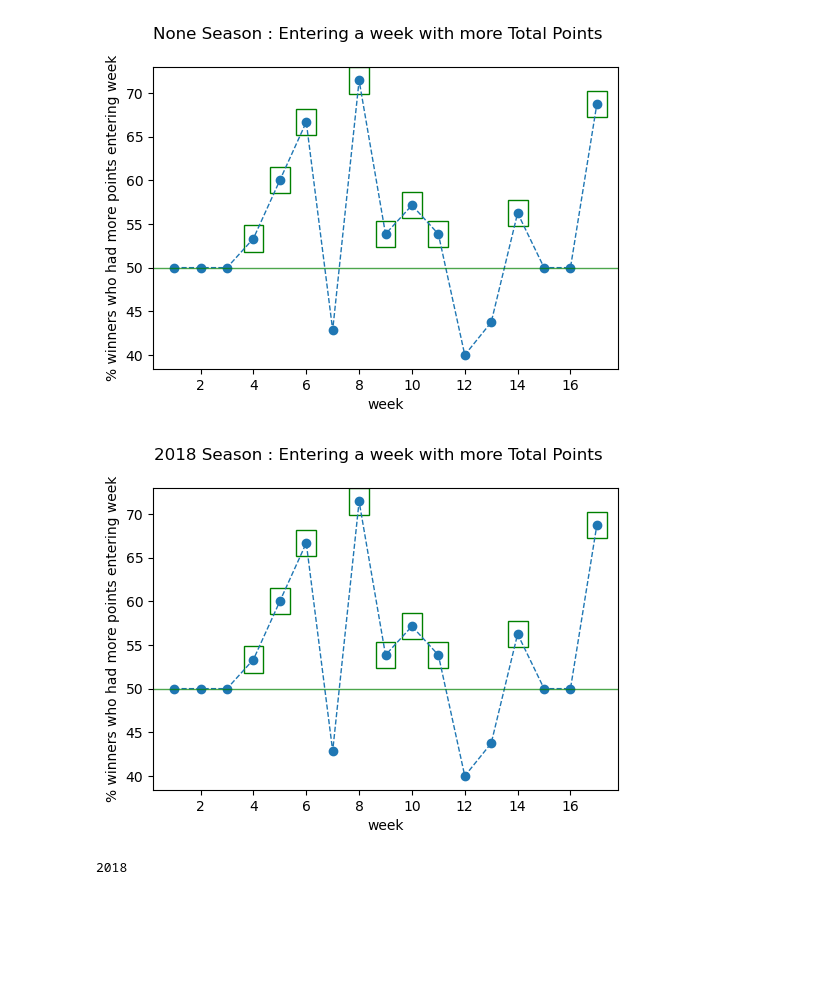
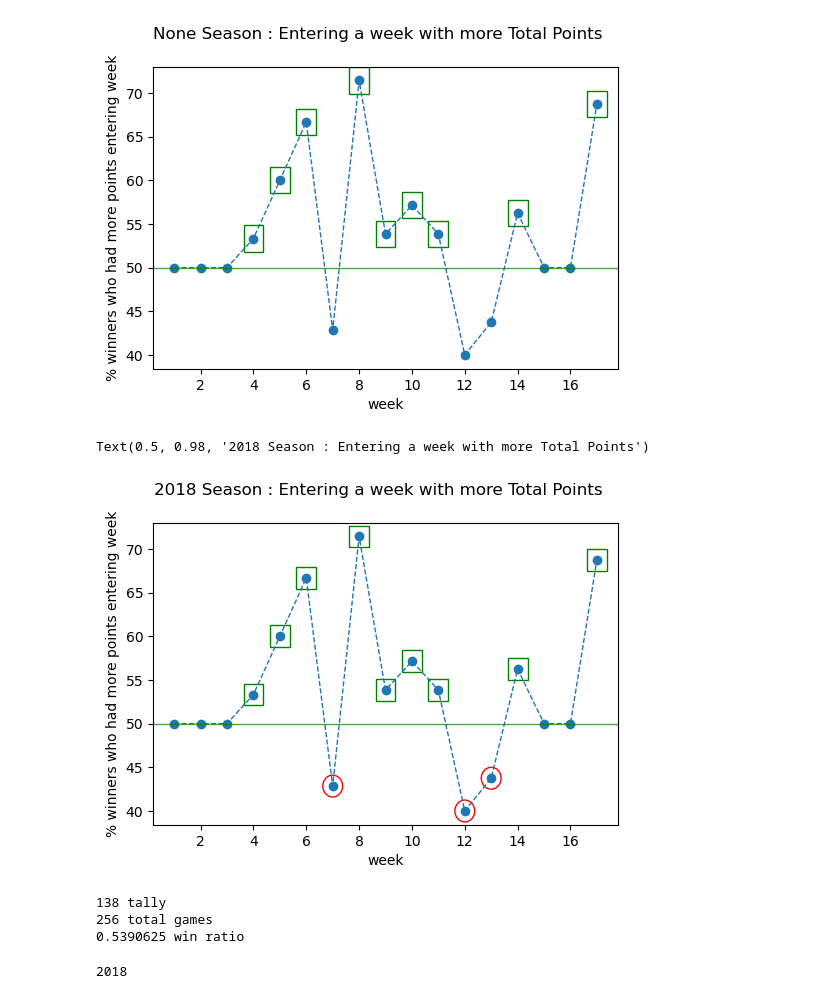
Before and after one commit to bladnman/footballing, a Jupyter notebook: src/dev/aggregates.ipynb, the cells around one changed output. Cells and saved outputs as stored; diff of their text form; code cells hidden in the pictures; blank space fills up the shorter version.

```diff
--- a/src/dev/aggregates.ipynb
+++ b/src/dev/aggregates.ipynb
@@ -663,44 +628,63 @@ for i in np.arange(1,len(week_percs)):
 # %% [output]
 [figure]
 # %%
+import matplotlib.patches as mpatches
+
+total_wins_tally = 0
 home_df = year_df[year_df['home'] == 1]
 week_percs = []
 year = home_df['year'].values[0]
 
 def get_win_with_more_points_per_for_week(week):
   week_df = home_df[home_df['week'] == week]
   game_count = len(week_df)
   wins_with_more_points = len(week_df[(
       (week_df['win'] == 1)&(week_df['team_points_cml_before'] > week_df['opponent_points_cml_before']) |
       (week_df['win'] == 0)&(week_df['team_points_cml_before'] <= week_df['opponent_points_cml_before'])
     )])
-  return wins_with_more_points / game_count * 100
+
+  return (wins_with_more_points / game_count * 100, wins_with_more_points)
 
 for i in np.arange(1,18):
-  perc = get_win_with_more_points_per_for_week(i)
+  (perc, wins_with_more_points) = get_win_with_more_points_per_for_week(i)
+  total_wins_tally += wins_with_more_points
   week_percs.append(perc)
 
 fig = plt.figure(dpi=100)
 ax = fig.gca()
 
 plt.plot(np.arange(1,18), week_percs, '--o', lw=1);
 plt.axhline(y=50, lw=1, color='green', alpha=0.7)
-plt.suptitle(f'{year} Season : Entering a week with more Total Points')
 plt.xlabel('week')
 plt.ylabel('% winners who had more points entering week')
 
 # add winner identifiers
+
 for i in np.arange(1,len(week_percs)):
   perc = week_percs[i]
-  patch = None
   pos = (i+1, perc)
+  w = 0.75
+  h = 2.5
   if perc > 50:
-    w = 0.75
-    h = 3
-    patch = plt.Rectangle(xy=(i+1 - (w/2), perc - (h/2)), width=w, height=h, fill=False, color='g')
-    ax.add_patch(patch)
+    ax.add_patch(plt.Rectangle(xy=(i+1 - (w/2), perc - (h/2)), width=w, height=h, fill=False, color='g'))
+  elif perc < 50:
+    ax.add_patch(mpatches.Ellipse(xy=(i+1, perc), width=w, height=h, fill=False, color='r'))
+
+plt.suptitle(f'{year} Season : Entering a week with more Total Points')
 # %% [output]
+Text(0.5, 0.98, '2018 Season : Entering a week with more Total Points')
-[figure, old version]
+[figure, new version]
+# %%
+# np.sum(week_percs)
+perc_df = pd.Series(week_percs)
+# (perc_df - 50).sum()
+print(f'{total_wins_tally} tally')
+print(f'{len(home_df)} total games')
+print(f'{total_wins_tally/len(home_df)} win ratio')
+# %% [output]
+138 tally
+256 total games
+0.5390625 win ratio
 # %%
 home_df['year'].values[0]
 # %% [output]
```
Also changed, not shown: parts of 18 cells of this notebook, 4 other files.
